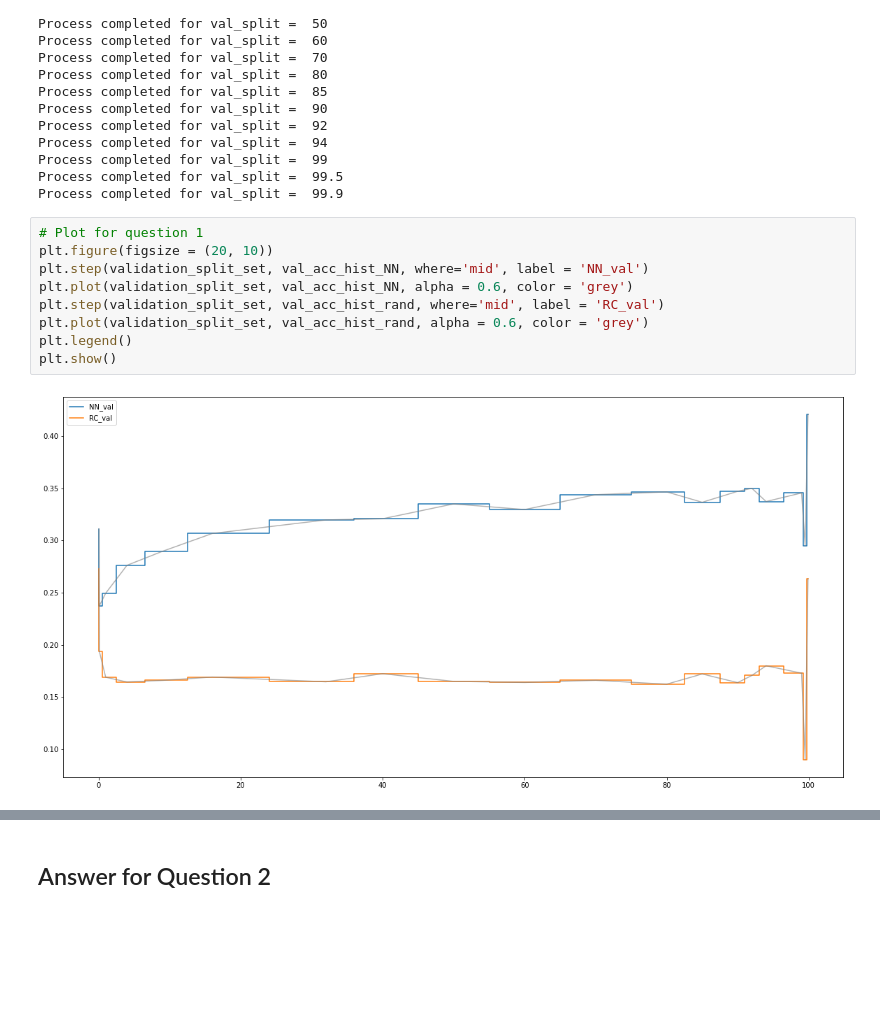
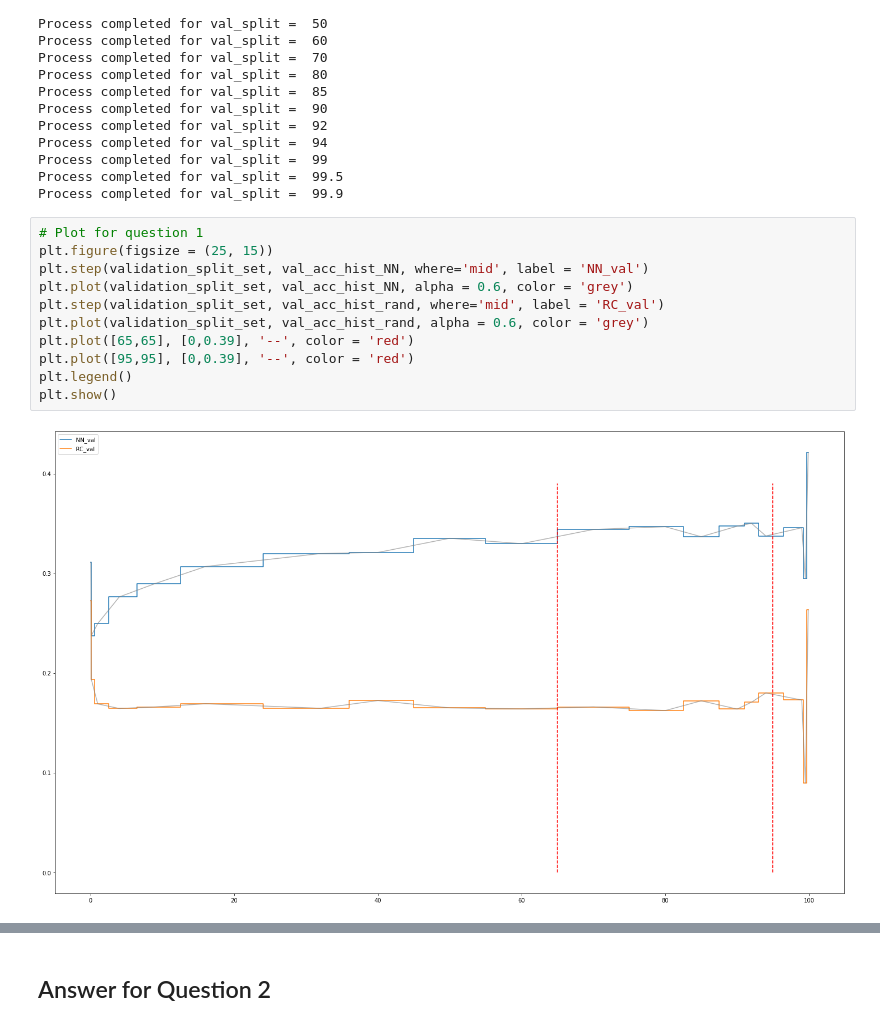
Before and after one commit to 5ury4pr454th/fmml-labs, a Jupyter notebook: Lab2_MLPractice.ipynb, the cells around one changed output, grey strips where cells are left out. Drawn from its saved outputs; the diff is of its cells as text; blank space fills up the shorter version.

```diff
--- a/Lab2_MLPractice.ipynb
+++ b/Lab2_MLPractice.ipynb
@@ -207,15 +209,17 @@ Process completed for val_split =  99.5
 Process completed for val_split =  99.9
 # %%
 # Plot for question 1
-plt.figure(figsize = (20, 10))
+plt.figure(figsize = (25, 15))
 plt.step(validation_split_set, val_acc_hist_NN, where='mid', label = 'NN_val')
 plt.plot(validation_split_set, val_acc_hist_NN, alpha = 0.6, color = 'grey')
 plt.step(validation_split_set, val_acc_hist_rand, where='mid', label = 'RC_val')
 plt.plot(validation_split_set, val_acc_hist_rand, alpha = 0.6, color = 'grey')
+plt.plot([65,65], [0,0.39], '--', color = 'red')
+plt.plot([95,95], [0,0.39], '--', color = 'red')
 plt.legend()
 plt.show()
 # %% [output]
-[figure, old version]
+[figure, new version]
 # %% [markdown]
 
 ### Answer for Question 1 continued...  (Explanation)
```
Also changed, not shown: parts of 15 cells of this notebook.
